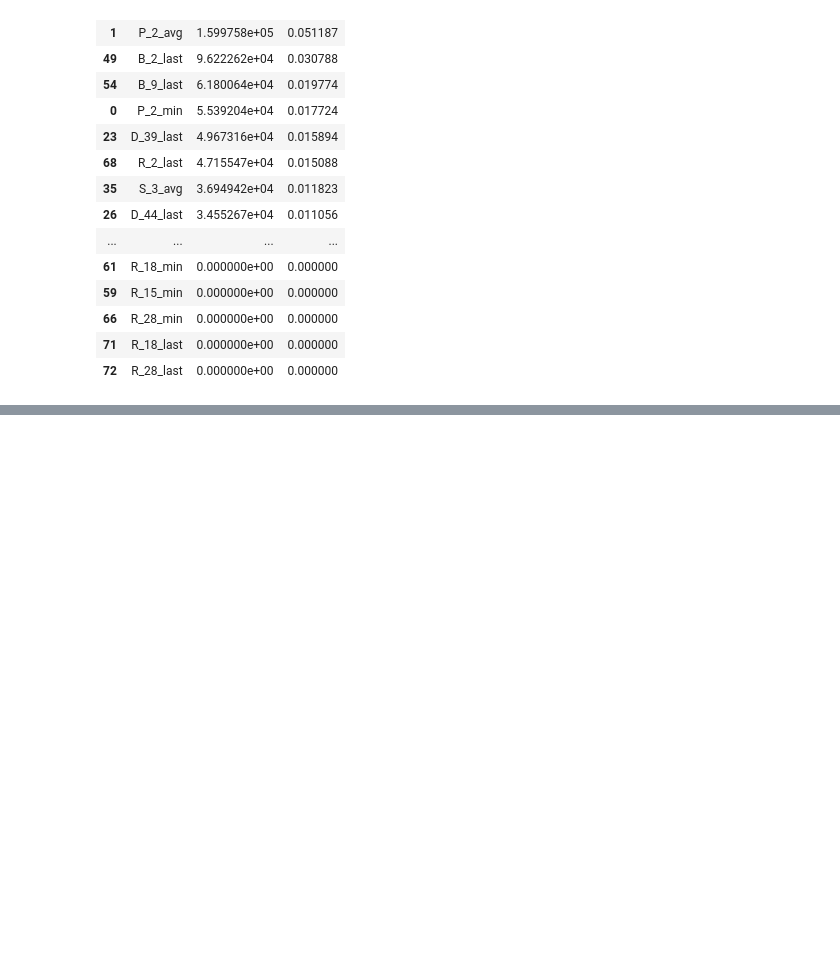
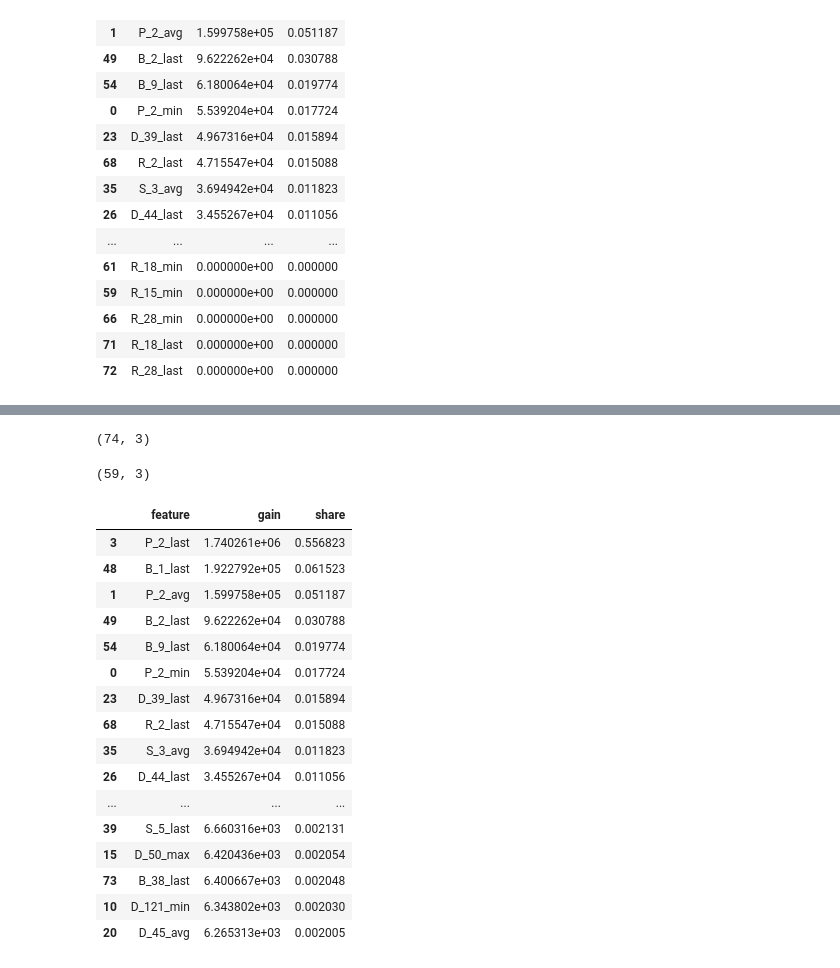
Before and after one commit to korab1ev/amex-default-prediction, a Jupyter notebook: 01. experiments.ipynb, the cells around one changed output, grey strips where cells are left out. Cells and saved outputs as stored; diff of their text form; code cells hidden in the pictures; blank space fills up the shorter version.

```diff
--- a/01. experiments.ipynb
+++ b/01. experiments.ipynb
@@ -1021,3 +1021,6 @@ list_imp_dfs[34]["importance"]
 | 72 | R_28_last | 0.000000e+00 | 0.000000 |
 # %%
 # === Step 34 | feats 74 (num 73, cat 1) | depth 7 trees 484
+# %%
+with open("list_imp_dfs_after_backward.pkl", "rb") as f:
+    test_file_abc = pickle.load(f)
@@ -1023,0 +1043,28 @@ list_imp_dfs[34]["importance"]
+# %%
+test_file_abc[34]["importance"].shape
+# %% [output]
+(74, 3)
+# %%
+test_file_abc[34]["importance"].query("gain > 0").shape
+# %% [output]
+(59, 3)
+# %%
+test_file_abc[34]["importance"].query("gain > 0")
+# %% [output]
+|  | feature | gain | share |
+| 3 | P_2_last | 1.740261e+06 | 0.556823 |
+| 48 | B_1_last | 1.922792e+05 | 0.061523 |
+| 1 | P_2_avg | 1.599758e+05 | 0.051187 |
+| 49 | B_2_last | 9.622262e+04 | 0.030788 |
+| 54 | B_9_last | 6.180064e+04 | 0.019774 |
+| 0 | P_2_min | 5.539204e+04 | 0.017724 |
+| 23 | D_39_last | 4.967316e+04 | 0.015894 |
+| 68 | R_2_last | 4.715547e+04 | 0.015088 |
+| 35 | S_3_avg | 3.694942e+04 | 0.011823 |
+| 26 | D_44_last | 3.455267e+04 | 0.011056 |
+| ... | ... | ... | ... |
+| 39 | S_5_last | 6.660316e+03 | 0.002131 |
+| 15 | D_50_max | 6.420436e+03 | 0.002054 |
+| 73 | B_38_last | 6.400667e+03 | 0.002048 |
+| 10 | D_121_min | 6.343802e+03 | 0.002030 |
+| 20 | D_45_avg | 6.265313e+03 | 0.002005 |
```
Also changed, not shown: parts of 1 cell of this notebook, 4 other files.
